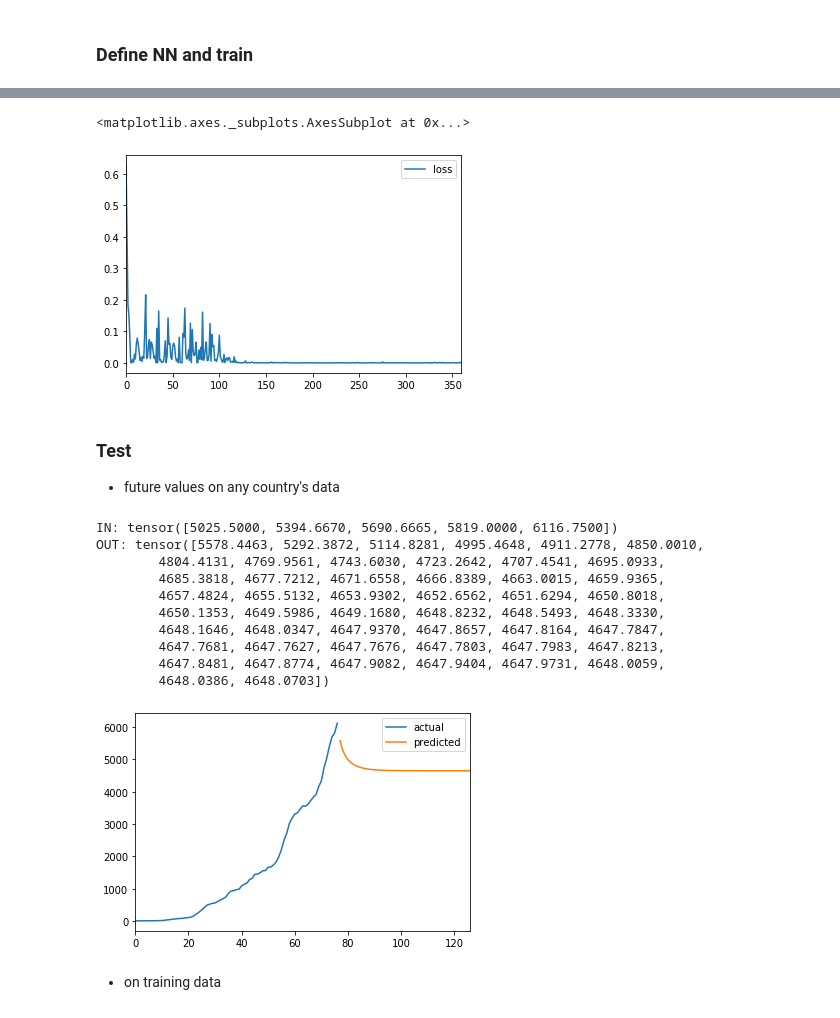
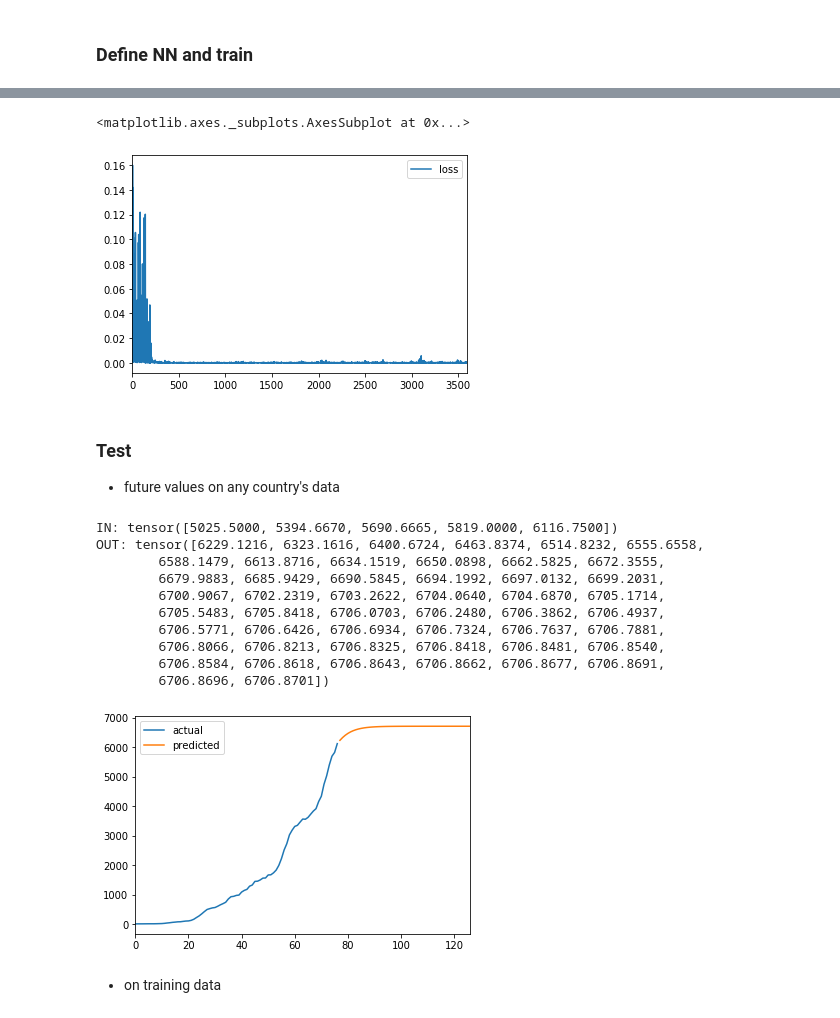
Before and after one commit to VICS-CORE/stats, a Jupyter notebook: 10_RNN.ipynb, the cells around one changed output, grey strips where cells are left out. Drawn from its saved outputs; the diff is of its cells as text; code cells hidden in the pictures.

Commit message:
Train for 50 epochs at a lower learning rate.

```diff
--- a/10_RNN.ipynb
+++ b/10_RNN.ipynb
@@ -140,9 +140,9 @@ class Forecaster(tnn.Module):
                 num_predictions -= 1
         return torch.stack(preds)
 
-HIDDEN_SIZE = 1
+HIDDEN_SIZE = 2
 NUM_LAYERS = 1
-LEARNING_RATE = 0.1
+LEARNING_RATE = 0.01
 
 model = Forecaster(seq_len=SEQ_LEN, hidden_size=HIDDEN_SIZE, num_layers=NUM_LAYERS)
 loss_fn = tnn.MSELoss()
@@ -152,7 +152,7 @@ optimizer = top.Adam(model.parameters(), lr=LEARNING_RATE)
 loss_vals = []
 pred_vals = []
 
-NUM_EPOCHS = 5
+NUM_EPOCHS = 50
 for e in range(NUM_EPOCHS):
     for i, data in enumerate(rnd_data_loader):
         ip, op = data
@@ -168,7 +168,7 @@ for e in range(NUM_EPOCHS):
 
         # logging
         loss_vals.append(loss.item())
-        if i%10 == 0:
+        if i == 0:
             print("Epoch:", e, "Iter:", f"{i:3}", "Loss:", f"{loss.item(): .5f}", "Out:", f"{pred.view(SEQ_LEN)[-1].item()*10000: .2f}", "Ex:", f"{op.view(SEQ_LEN)[-1].item()*10000: .2f}")
 
         # assign grads
@@ -204,5 +204,5 @@ Epoch: 4 Iter:  70 Loss:  0.00137 Out:  965.46 Ex:  561.67
 <matplotlib.axes._subplots.AxesSubplot at 0x...>
-[figure, old version]
+[figure, new version]
 # %% [markdown]
 ### Test
 - future values on any country's data
@@ -230,16 +230,16 @@ orig_df = orig_df.append(fut_df, ignore_index=True, sort=False)
 _ = orig_df.plot()
 # %% [output]
 IN: tensor([5025.5000, 5394.6670, 5690.6665, 5819.0000, 6116.7500])
-OUT: tensor([5578.4463, 5292.3872, 5114.8281, 4995.4648, 4911.2778, 4850.0010,
-        4804.4131, 4769.9561, 4743.6030, 4723.2642, 4707.4541, 4695.0933,
-        4685.3818, 4677.7212, 4671.6558, 4666.8389, 4663.0015, 4659.9365,
-        4657.4824, 4655.5132, 4653.9302, 4652.6562, 4651.6294, 4650.8018,
-        4650.1353, 4649.5986, 4649.1680, 4648.8232, 4648.5493, 4648.3330,
-        4648.1646, 4648.0347, 4647.9370, 4647.8657, 4647.8164, 4647.7847,
-        4647.7681, 4647.7627, 4647.7676, 4647.7803, 4647.7983, 4647.8213,
-        4647.8481, 4647.8774, 4647.9082, 4647.9404, 4647.9731, 4648.0059,
-        4648.0386, 4648.0703])
+OUT: tensor([6229.1216, 6323.1616, 6400.6724, 6463.8374, 6514.8232, 6555.6558,
+        6588.1479, 6613.8716, 6634.1519, 6650.0898, 6662.5825, 6672.3555,
+        6679.9883, 6685.9429, 6690.5845, 6694.1992, 6697.0132, 6699.2031,
+        6700.9067, 6702.2319, 6703.2622, 6704.0640, 6704.6870, 6705.1714,
+        6705.5483, 6705.8418, 6706.0703, 6706.2480, 6706.3862, 6706.4937,
+        6706.5771, 6706.6426, 6706.6934, 6706.7324, 6706.7637, 6706.7881,
+        6706.8066, 6706.8213, 6706.8325, 6706.8418, 6706.8481, 6706.8540,
+        6706.8584, 6706.8618, 6706.8643, 6706.8662, 6706.8677, 6706.8691,
+        6706.8696, 6706.8701])
-[figure, old version]
+[figure, new version]
 # %% [markdown]
 - on training data
 # %%
```
Also changed, not shown: parts of 3 cells of this notebook.
